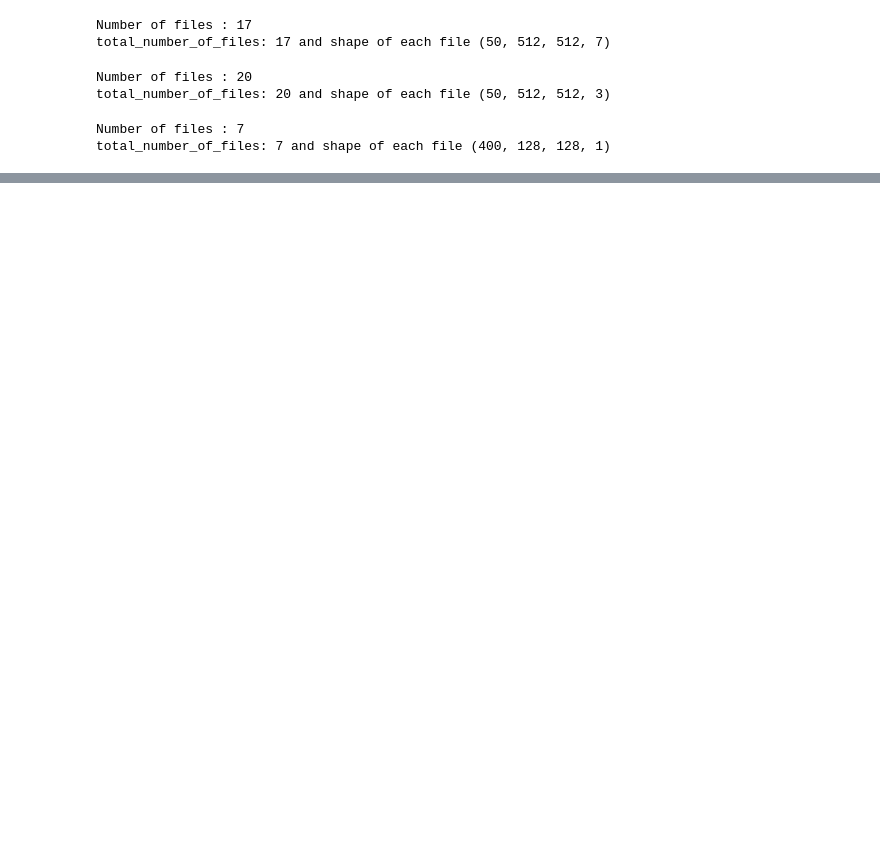
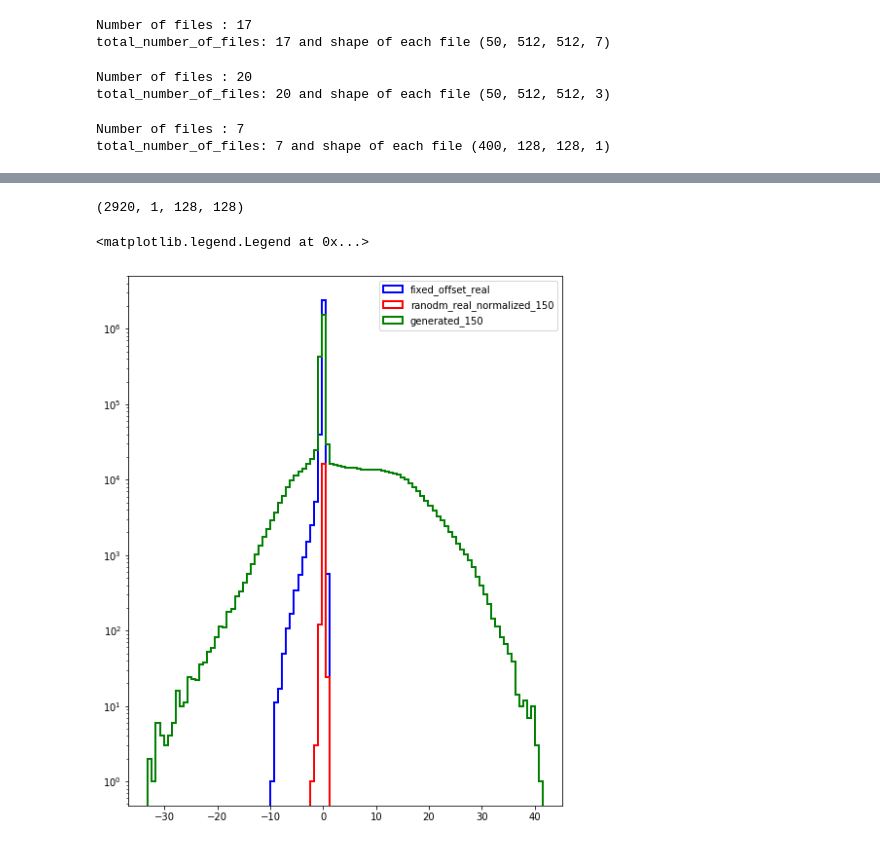
Before and after one commit to rishabh135/climate_stylegan, a Jupyter notebook: jupyter_notebooks/collating_multiple_generated_np_files.ipynb, the cells around one changed output, grey strips where cells are left out. Cells and saved outputs as stored; diff of their text form; code cells hidden in the pictures; blank space fills up the shorter version.

```diff
--- a/jupyter_notebooks/collating_multiple_generated_np_files.ipynb
+++ b/jupyter_notebooks/collating_multiple_generated_np_files.ipynb
@@ -235,0 +1010,25 @@ total_number_of_files: 7 and shape of each file (400, 128, 128, 1)
+# %%
+climate_img_size = 512
+crop_size = 128
+random_cropped_normalized_omega_data = []
+# print("\n  x1 {}  x2  {}  y1  {}  y2 {}\n\n".format(offset_width, offset_width + crop_size, ( climate_img_size - crop_size)/2 , (climate_img_size - crop_size)/2 + crop_size))
+for i in range (normalized_omega_data.shape[0]):
+
+    offset_width = randint(0, climate_img_size - crop_size-1)
+#     offset_width = 192
+    random_cropped_normalized_omega_data.append(normalized_omega_data[:, -1:, offset_width : offset_width + crop_size , (climate_img_size - crop_size)//2 : (climate_img_size - crop_size)//2 + crop_size])
+print(random_cropped_normalized_omega_data[0].shape)
+
+random_cropped_normalized_omega_data  = cropped_normalized_omega_data[0]
+# print(type(random_cropped_normalized_omega_data))
+# print(cropped_normalized_omega_data)
+# %% [output]
+(2920, 1, 128, 128)
+# %%
+
+plt.hist([omega_generated_data[-150:].flatten(), random_cropped_normalized_omega_data[-150:].flatten(), cropped_normalized_omega_data[-150:].flatten()  ], color=['g', 'r', 'b'], bins=100, linewidth=2 ,histtype='step', label=["generated_150", "ranodm_real_normalized_150", "fixed_offset_real"])
+plt.yscale("log")
+plt.legend(loc='best')
+# %% [output]
+<matplotlib.legend.Legend at 0x...>
+[figure, added]
```
Also changed, not shown: parts of 24 cells of this notebook, 22 other files.
